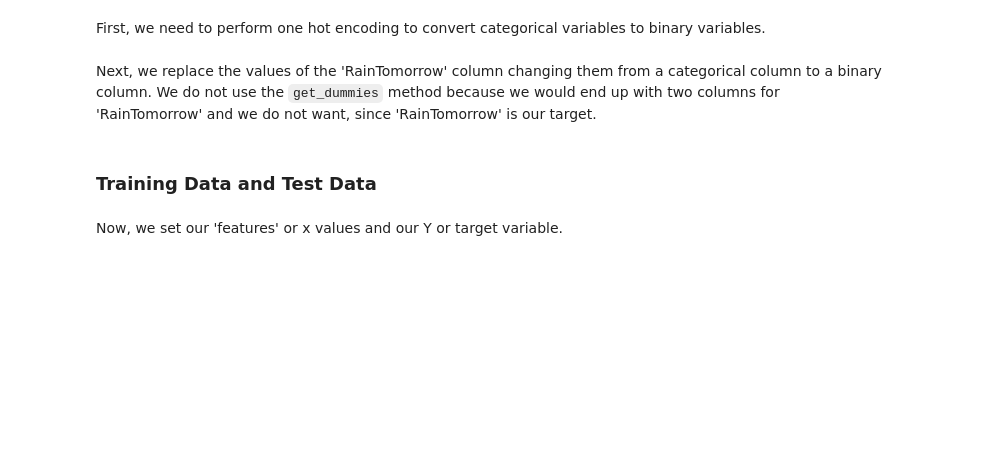
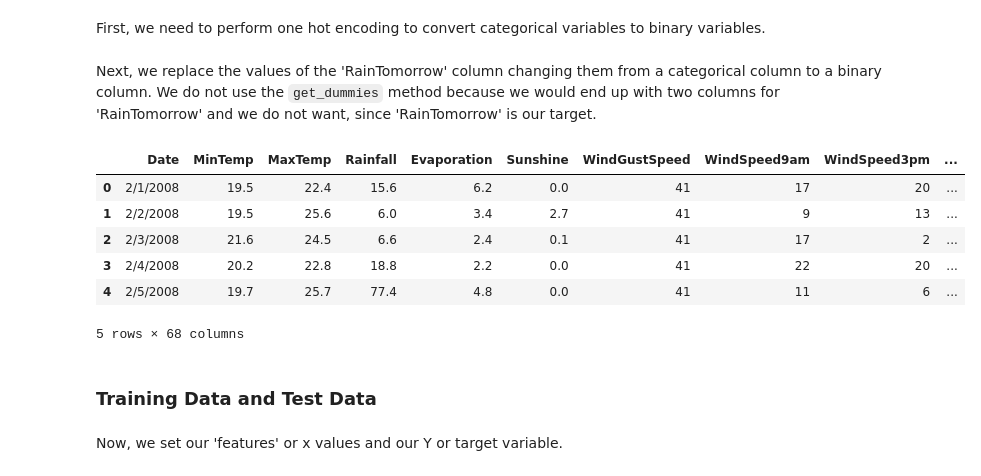
Before and after one commit to 8ctal/Maching-learning-with-python-IBMCourse_LABS, a Jupyter notebook: ML0101EN_SkillUp_FinalAssignment.jupyterlite.ipynb, the cells around one changed output. Saved outputs shown, nothing was run; the diff lists cells and outputs as text; code cells hidden in the pictures; blank space fills up the shorter version.

```diff
--- a/ML0101EN_SkillUp_FinalAssignment.jupyterlite.ipynb
+++ b/ML0101EN_SkillUp_FinalAssignment.jupyterlite.ipynb
@@ -159,7 +161,16 @@ df_sydney_processed = pd.get_dummies(data=df, columns=['RainToday', 'WindGustDir
 # %% [markdown]
 Next, we replace the values of the 'RainTomorrow' column changing them from a categorical column to a binary column. We do not use the `get_dummies` method because we would end up with two columns for 'RainTomorrow' and we do not want, since 'RainTomorrow' is our target.
 # %%
-df_sydney_processed.replace(['No', 'Yes'], [0,1], inplace=True)
+df_sydney_processed.replace(['No', 'Yes'], [0, 1], inplace=True)
+df_sydney_processed.head()
+# %% [output]
+|  | Date | MinTemp | MaxTemp | Rainfall | Evaporation | Sunshine | WindGustSpeed | WindSpeed9am | WindSpeed3pm | ... |
+| 0 | 2/1/2008 | 19.5 | 22.4 | 15.6 | 6.2 | 0.0 | 41 | 17 | 20 | ... |
+| 1 | 2/2/2008 | 19.5 | 25.6 | 6.0 | 3.4 | 2.7 | 41 | 9 | 13 | ... |
+| 2 | 2/3/2008 | 21.6 | 24.5 | 6.6 | 2.4 | 0.1 | 41 | 17 | 2 | ... |
+| 3 | 2/4/2008 | 20.2 | 22.8 | 18.8 | 2.2 | 0.0 | 41 | 22 | 20 | ... |
+| 4 | 2/5/2008 | 19.7 | 25.7 | 77.4 | 4.8 | 0.0 | 41 | 11 | 6 | ... |
+5 rows × 68 columns
 # %% [markdown]
 ### Training Data and Test Data
 # %% [markdown]
```
Also changed, not shown: parts of 11 cells of this notebook, 3 other files.
